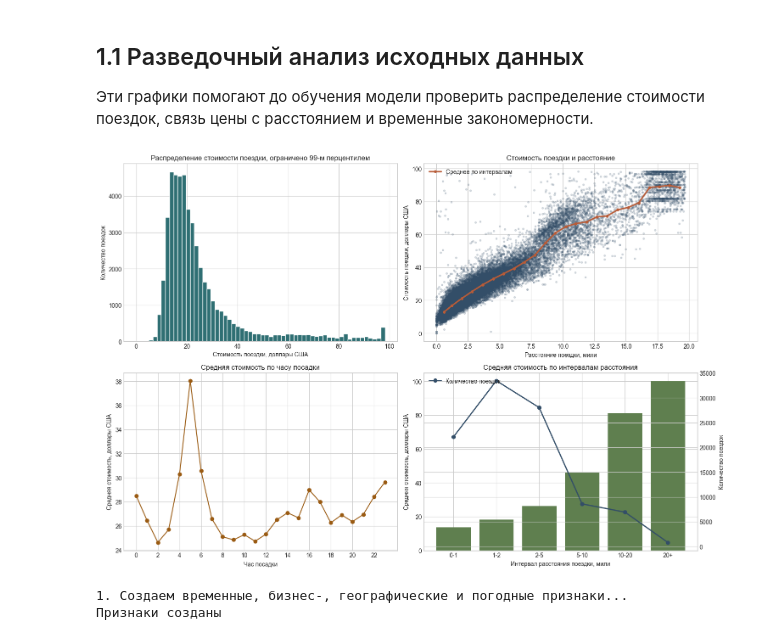
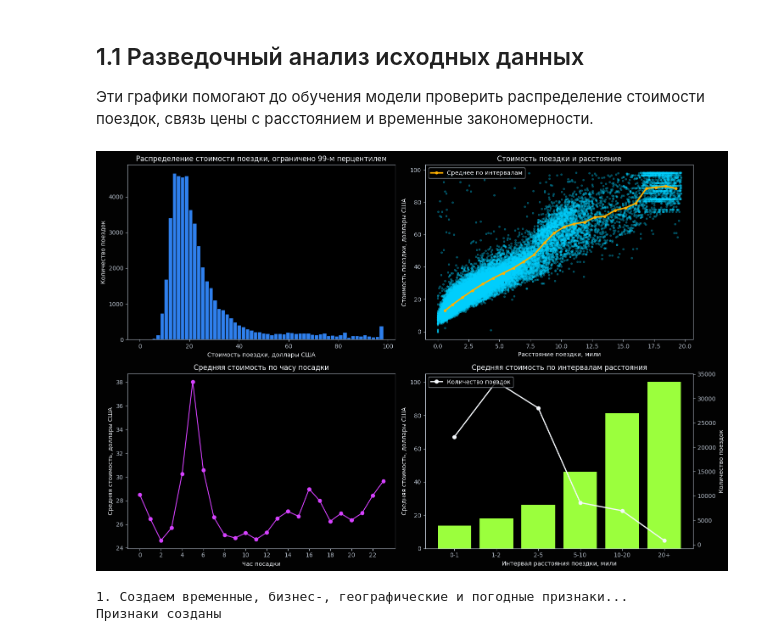
Before and after one commit to Team-10-Spilis/New-York-Taxi-Analysis, a Jupyter notebook: ml_price/pred_cost_grad_boost.ipynb, the cells around one changed output. Drawn from its saved outputs; the diff is of its cells as text; code cells hidden in the pictures.

```diff
--- a/ml_price/pred_cost_grad_boost.ipynb
+++ b/ml_price/pred_cost_grad_boost.ipynb
@@ -95,7 +123,7 @@ plot_sample = plot_sample.sample(min(50_000, len(plot_sample)), random_state=42)
 
 fig, axes = plt.subplots(2, 2, figsize=(15, 10))
 
-axes[0, 0].hist(plot_sample[TARGET_COL], bins=60, color="#2f6f73", edgecolor="white")
+axes[0, 0].hist(plot_sample[TARGET_COL], bins=60, color=BLUE, edgecolor=DARK_BG)
 axes[0, 0].set_title("Распределение стоимости поездки, ограничено 99-м перцентилем")
 axes[0, 0].set_xlabel("Стоимость поездки, доллары США")
 axes[0, 0].set_ylabel("Количество поездок")
@@ -104,8 +132,8 @@ axes[0, 1].scatter(
     plot_sample["trip_distance"],
     plot_sample[TARGET_COL],
     s=8,
-    alpha=0.18,
-    color="#334e68",
+    alpha=0.3,
+    color=CYAN,
 )
 trend_bins = np.linspace(0, distance_cap, 25)
 trend_df = plot_sample.assign(
@@ -117,7 +145,7 @@ trend_df = plot_sample.assign(
 axes[0, 1].plot(
     trend_df["distance_mid"],
     trend_df["avg_price"],
-    color="#b85c38",
+    color=ORANGE,
     linewidth=2.5,
     marker="o",
     markersize=4,
@@ -129,7 +157,7 @@ axes[0, 1].set_xlabel("Расстояние поездки, мили")
 axes[0, 1].set_ylabel("Стоимость поездки, доллары США")
 
 hourly_price = plot_df.groupby("pickup_hour", observed=False)[TARGET_COL].mean()
-axes[1, 0].plot(hourly_price.index, hourly_price.values, marker="o", color="#9a5b13")
+axes[1, 0].plot(hourly_price.index, hourly_price.values, marker="o", color=MAGENTA)
 axes[1, 0].set_title("Средняя стоимость по часу посадки")
 axes[1, 0].set_xlabel("Час посадки")
 axes[1, 0].set_ylabel("Средняя стоимость, доллары США")
@@ -141,36 +169,36 @@ distance_stats = plot_df.assign(
     distance_bin=pd.cut(
         plot_df["trip_distance"],
         bins=distance_bins,
         labels=distance_labels,
         include_lowest=True,
     )
 ).groupby("distance_bin", observed=False).agg(
     avg_price=(TARGET_COL, "mean"),
     trips=(TARGET_COL, "size"),
 ).reset_index()
 
-axes[1, 1].bar(distance_stats["distance_bin"].astype(str), distance_stats["avg_price"], color="#5f7f4f")
+axes[1, 1].bar(distance_stats["distance_bin"].astype(str), distance_stats["avg_price"], color=GREEN)
 axes[1, 1].set_title("Средняя стоимость по интервалам расстояния")
 axes[1, 1].set_xlabel("Интервал расстояния поездки, мили")
 axes[1, 1].set_ylabel("Средняя стоимость, доллары США")
 
 count_axis = axes[1, 1].twinx()
 count_axis.plot(
     distance_stats["distance_bin"].astype(str),
     distance_stats["trips"],
-    color="#334e68",
+    color=WHITE,
     marker="o",
     linewidth=2,
     label="Количество поездок",
 )
 count_axis.set_ylabel("Количество поездок")
 count_axis.legend(loc="upper left")
 
 fig.tight_layout()
 fig.savefig(plot_path("figures/01_data_overview.png"), dpi=150, bbox_inches="tight")
 plt.show()
 # %% [output]
-[figure, old version]
+[figure, new version]
 # %%
 print("1. Создаем временные, бизнес-, географические и погодные признаки...")
 
```
Also changed, not shown: parts of 6 cells of this notebook.
